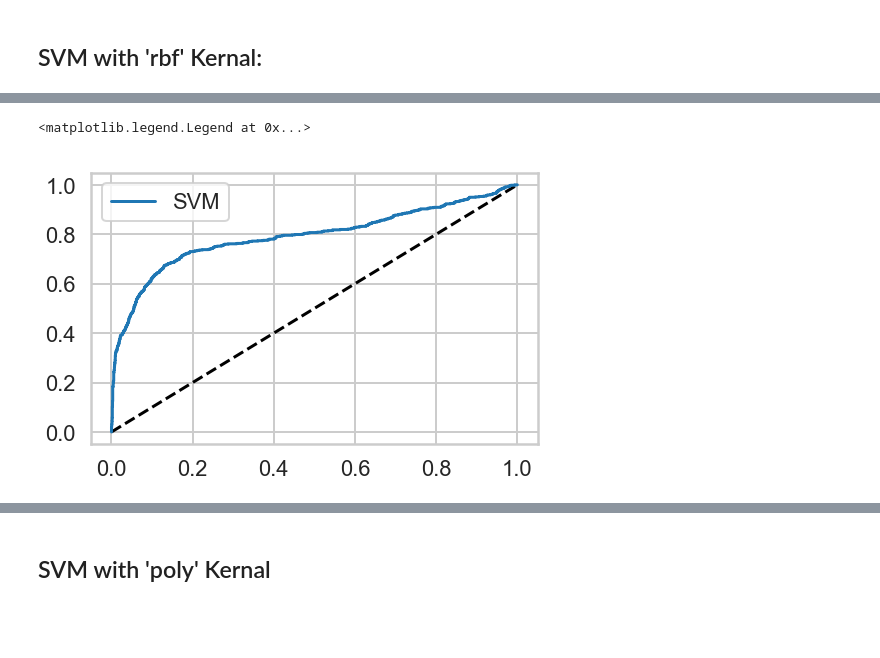
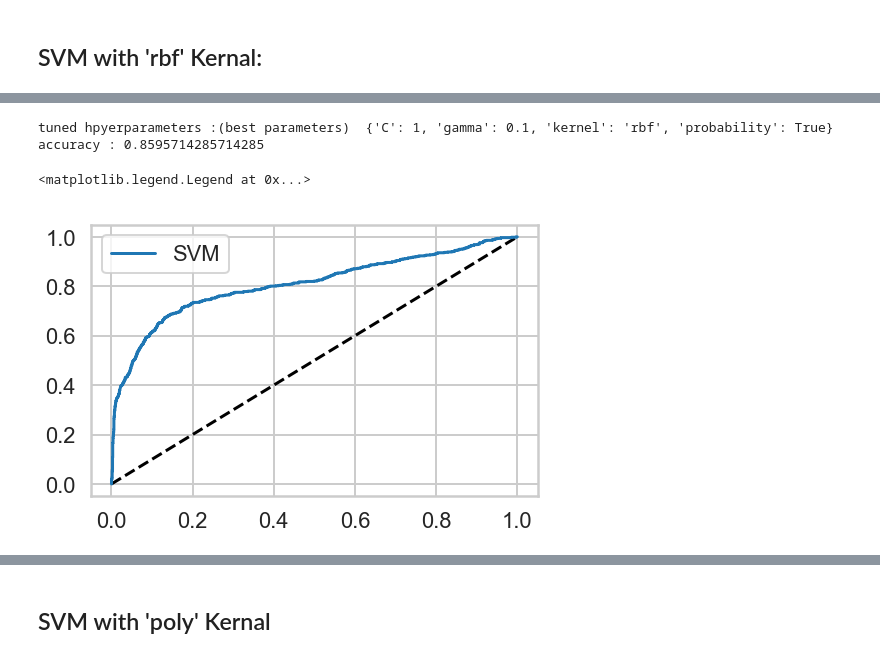
Before and after one commit to vaibhagarwal/Projects, a Jupyter notebook: CapstoneProject/4. ML - InDepth Analysis/ML.ipynb, the cells around one changed output, grey strips where cells are left out. Cells and saved outputs as stored; diff of their text form; code cells hidden in the pictures; blank space fills up the shorter version.

```diff
--- a/CapstoneProject/4. ML - InDepth Analysis/ML.ipynb
+++ b/CapstoneProject/4. ML - InDepth Analysis/ML.ipynb
@@ -209,9 +216,9 @@ plt.xticks(range(len(names)-1), names, rotation=60)
 # %% [markdown]
 # Applying:
 # %%
-X = df[['CreditScore', 'Age', 'Balance', 'IsActiveMember', 'Geography_France',
-       'Geography_Germany', 'Gender_Female', 'NumOfProducts_1',
-       'NumOfProducts_2', 'NumOfProducts_3']]
+X = df[['CreditScore', 'Age', 'Balance', 'IsActiveMember', 'Geography_Germany',
+       'Geography_France', 'Gender_Female', 'NumOfProducts_1',
+       'NumOfProducts_4', 'NumOfProducts_3']]
 y = df['Exited']
 # %%
 # Splitting the data in test data and train data
@@ -242,7 +243,7 @@ array([0.83808096, 0.845     , 0.8385    , 0.849     , 0.83341671])
 from sklearn.model_selection import GridSearchCV
 
 grid={"C":np.logspace(-3,3,7), "penalty":["l1","l2"]}
-logreg_cv=GridSearchCV(logreg,grid,cv=5, scoring='accuracy', refit=True, n_jobs=-1)
+logreg_cv=GridSearchCV(logreg,grid,cv=10, scoring='accuracy', refit=True, n_jobs=-1)
 logreg_cv.fit(X_train,y_train)
 
 print("tuned hpyerparameters :(best parameters) ",logreg_cv.best_params_)
@@ -309,7 +316,7 @@ array([0.85007496, 0.863     , 0.84      , 0.855     , 0.84092046])
 # %%
 knn = KNeighborsClassifier()
 k_grid={'n_neighbors':np.arange(1,20)}
-knn_cv=GridSearchCV(knn, k_grid, cv=5, refit=True, n_jobs=-1)
+knn_cv=GridSearchCV(knn, k_grid, cv=10, refit=True, n_jobs=-1)
 knn_cv.fit(X_train,y_train)
 
 print("tuned hpyerparameters :(best parameters) ",knn_cv.best_params_)
@@ -367,15 +382,27 @@ SVC(C=1, cache_size=200, class_weight=None, coef0=0.0,
   decision_function_shape='ovr', degree=3, gamma=0.1, kernel='rbf',
   max_iter=-1, probability=True, random_state=None, shrinking=True,
   tol=0.001, verbose=False)
+# %%
+Cs = [1]
+gammas = [0.1]
+param_grid = {'C': Cs, 'gamma': gammas,'kernel': ['rbf'], 'probability':[True]}
+SVM_rbf_cv_10 = GridSearchCV(SVC(), param_grid, cv=10, refit=True, n_jobs=-1)
+SVM_rbf_cv_10.fit(X_train,y_train)
+
+print("tuned hpyerparameters :(best parameters) ",SVM_rbf_cv_10.best_params_)
+print("accuracy :",SVM_rbf_cv_10.best_score_)
+# %% [output]
+tuned hpyerparameters :(best parameters)  {'C': 1, 'gamma': 0.1, 'kernel': 'rbf', 'probability': True}
+accuracy : 0.8595714285714285
 # %%
-y_pred_prob = SVM_rbf_cv.predict_proba(X_test)[:,1]
+y_pred_prob = SVM_rbf_cv_10.predict_proba(X_test)[:,1]
 fpr, tpr, thresholds = roc_curve(y_test, y_pred_prob)
 plt.plot([0,1], [0,1], 'k--')
 plt.plot(fpr, tpr, label='SVM')
 plt.legend()
 # %% [output]
 <matplotlib.legend.Legend at 0x...>
-[figure, old version]
+[figure, new version]
 # %%
 roc_auc_score(y_test, y_pred_prob)
 # %% [output]
```
Also changed, not shown: parts of 53 cells of this notebook.
